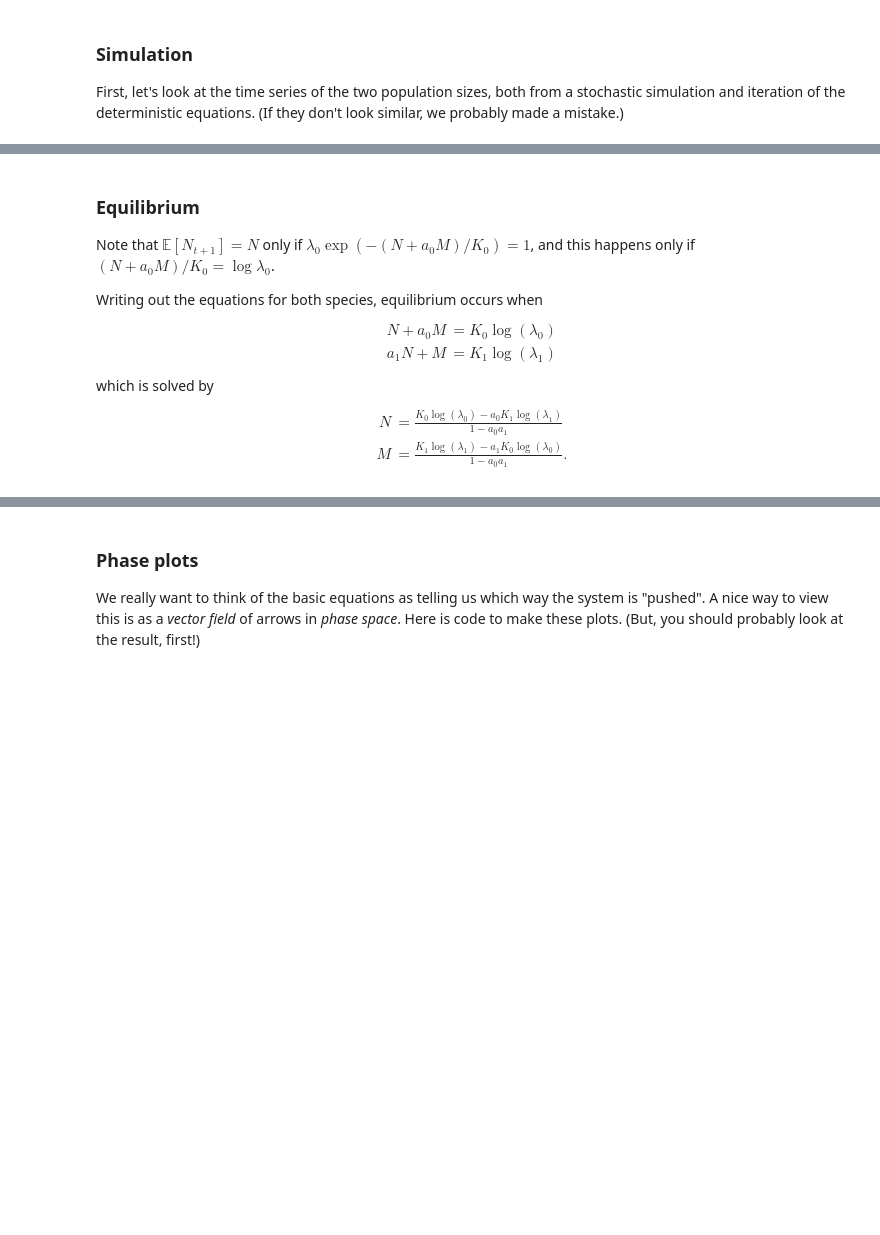
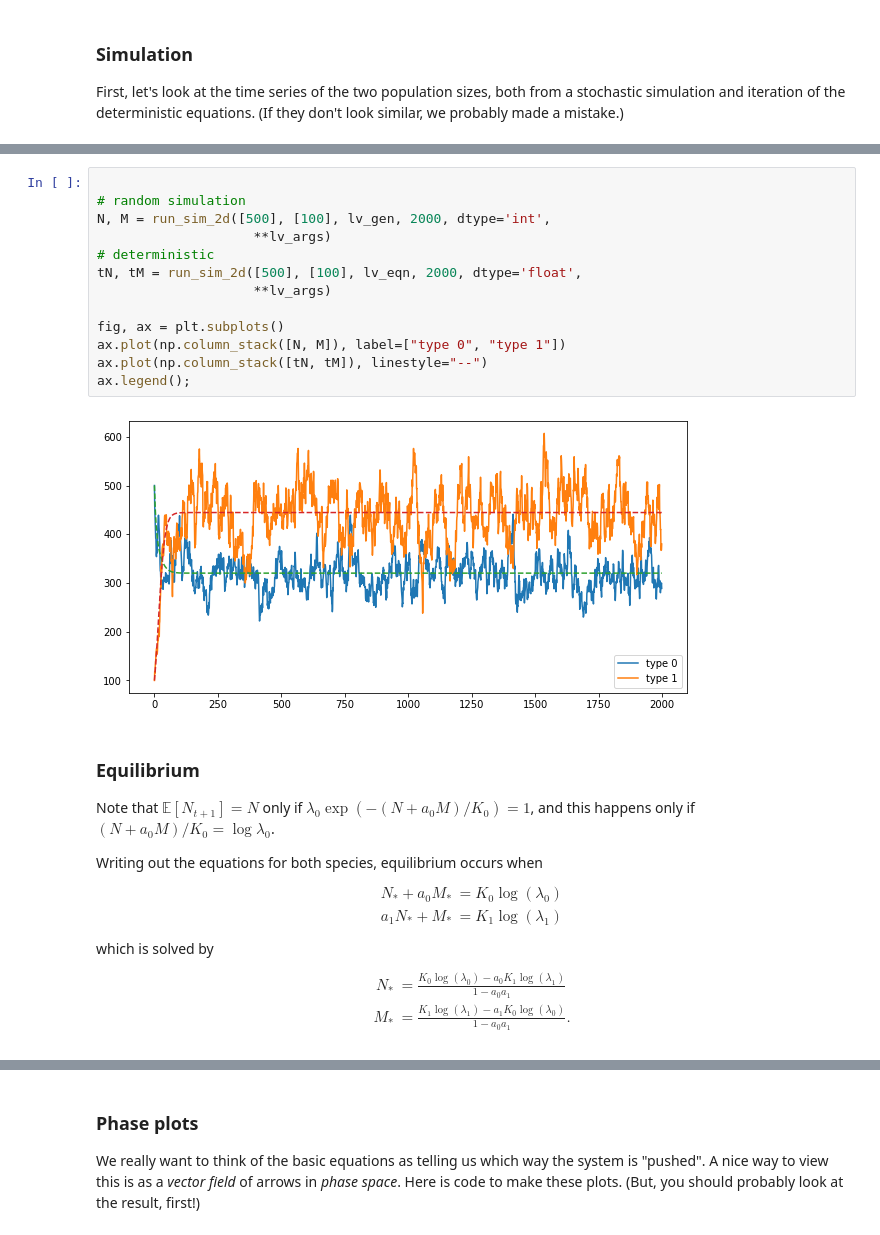
Before and after one commit to petrelharp/popbio, a Jupyter notebook: notebooks/species_interactions.ipynb, the cells around one changed output, grey strips where cells are left out. Drawn from its saved outputs; the diff is of its cells as text; blank space fills up the shorter version.

```diff
--- a/notebooks/species_interactions.ipynb
+++ b/notebooks/species_interactions.ipynb
@@ -107,3 +115,18 @@ ax.plot(np.column_stack([tN, tM]), linestyle="--");
+# %%
+
+# random simulation
+N, M = run_sim_2d([500], [100], lv_gen, 2000, dtype='int',
+                    **lv_args)
+# deterministic
+tN, tM = run_sim_2d([500], [100], lv_eqn, 2000, dtype='float',
+                    **lv_args)
+
+fig, ax = plt.subplots()
+ax.plot(np.column_stack([N, M]), label=["type 0", "type 1"])
+ax.plot(np.column_stack([tN, tM]), linestyle="--")
+ax.legend();
+# %% [output]
+[figure, added]
 # %% [markdown]
 ### Equilibrium
 
@@ -115,13 +138,13 @@ $(N + a_0 M)/K_0 = \log \lambda_0$.
 Writing out the equations for both species,
 equilibrium occurs when
 $$\begin{aligned}
-  N + a_0 M &= K_0 \log(\lambda_0) \\
-  a_1 N + M &= K_1 \log(\lambda_1)
+  N_* + a_0 M_* &= K_0 \log(\lambda_0) \\
+  a_1 N_* + M_* &= K_1 \log(\lambda_1)
 \end{aligned}$$
 which is solved by
 $$\begin{aligned}
-  N &= \frac{K_0 \log(\lambda_0) - a_0 K_1 \log(\lambda_1)}{1 - a_0 a_1} \\
-  M &= \frac{K_1 \log(\lambda_1) - a_1 K_0 \log(\lambda_0)}{1 - a_0 a_1} .
+  N_* &= \frac{K_0 \log(\lambda_0) - a_0 K_1 \log(\lambda_1)}{1 - a_0 a_1} \\
+  M_* &= \frac{K_1 \log(\lambda_1) - a_1 K_0 \log(\lambda_0)}{1 - a_0 a_1} .
 \end{aligned}$$
 # %%
 def lv_equil(lam, p, K, a):
```
Also changed, not shown: parts of 9 cells of this notebook.
